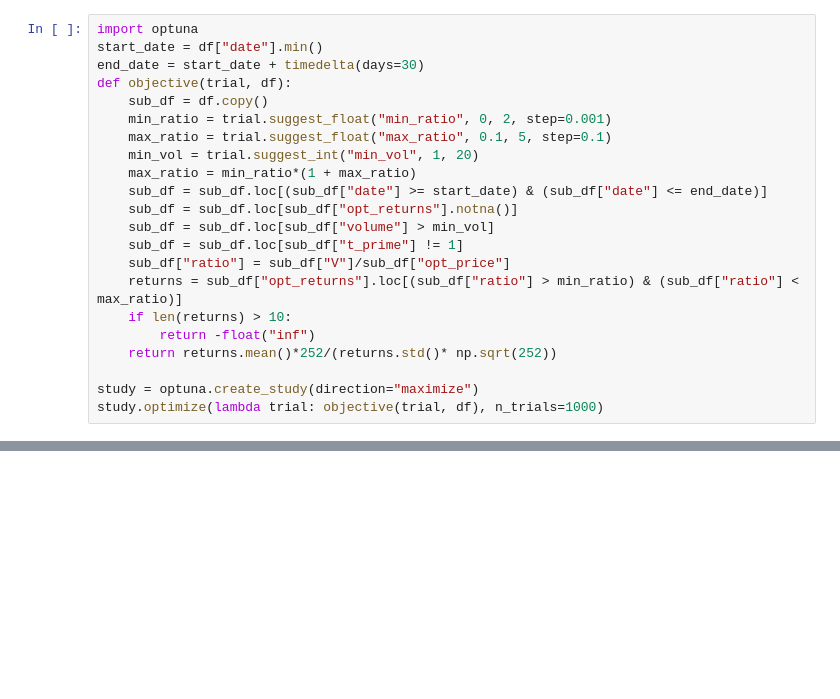
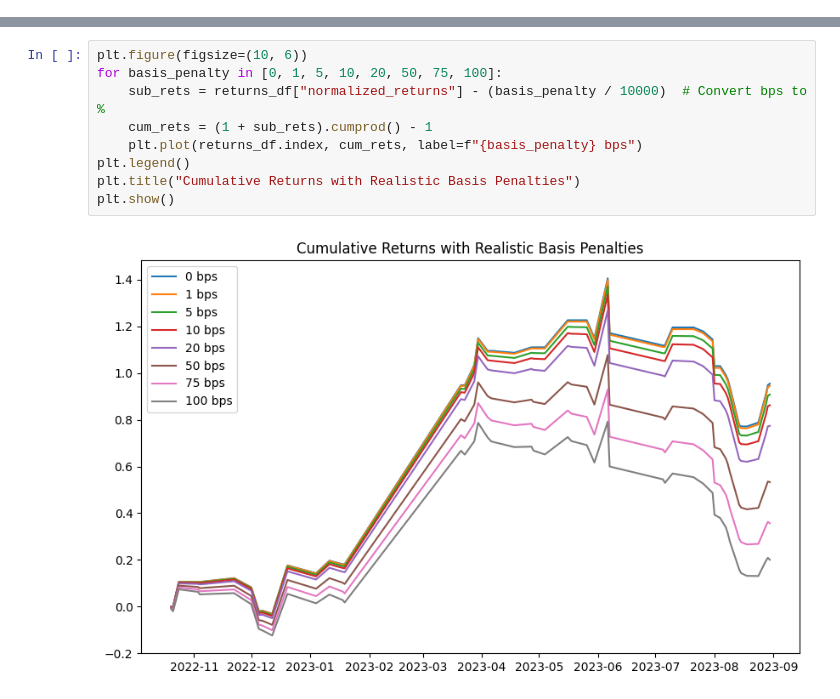
Before and after one commit to izzak98/opt-price, a Jupyter notebook: trader_smoe.ipynb, the cells around one changed output, grey strips where cells are left out. Drawn from its saved outputs; the diff is of its cells as text; blank space fills up the shorter version.

```diff
--- a/trader_smoe.ipynb
+++ b/trader_smoe.ipynb
@@ -121,22 +142,0 @@ df["opt_returns"].isna().sum(), df["opt_returns"].isna().sum() / len(df)
-# %%
-import optuna
-start_date = df["date"].min()
-end_date = start_date + timedelta(days=30)
-def objective(trial, df):
-    sub_df = df.copy()
-    min_ratio = trial.suggest_float("min_ratio", 0, 2, step=0.001)
-    max_ratio = trial.suggest_float("max_ratio", 0.1, 5, step=0.1)
-    min_vol = trial.suggest_int("min_vol", 1, 20)
-    max_ratio = min_ratio*(1 + max_ratio)
-    sub_df = sub_df.loc[(sub_df["date"] >= start_date) & (sub_df["date"] <= end_date)]
-    sub_df = sub_df.loc[sub_df["opt_returns"].notna()]
-    sub_df = sub_df.loc[sub_df["volume"] > min_vol]
-    sub_df = sub_df.loc[sub_df["t_prime"] != 1]
-    sub_df["ratio"] = sub_df["V"]/sub_df["opt_price"]
-    returns = sub_df["opt_returns"].loc[(sub_df["ratio"] > min_ratio) & (sub_df["ratio"] < max_ratio)]
-    if len(returns) > 10:
-        return -float("inf")
-    return returns.mean()*252/(returns.std()* np.sqrt(252))
-
-study = optuna.create_study(direction="maximize")
-study.optimize(lambda trial: objective(trial, df), n_trials=1000)
@@ -232,0 +289,11 @@ returns_df["returns"].hist()
+# %%
+plt.figure(figsize=(10, 6))
+for basis_penalty in [0, 1, 5, 10, 20, 50, 75, 100]:
+    sub_rets = returns_df["normalized_returns"] - (basis_penalty / 10000)  # Convert bps to %
+    cum_rets = (1 + sub_rets).cumprod() - 1
+    plt.plot(returns_df.index, cum_rets, label=f"{basis_penalty} bps")
+plt.legend()
+plt.title("Cumulative Returns with Realistic Basis Penalties")
+plt.show()
+# %% [output]
+[figure, added]
```
Also changed, not shown: parts of 29 cells of this notebook, 3 other files.
